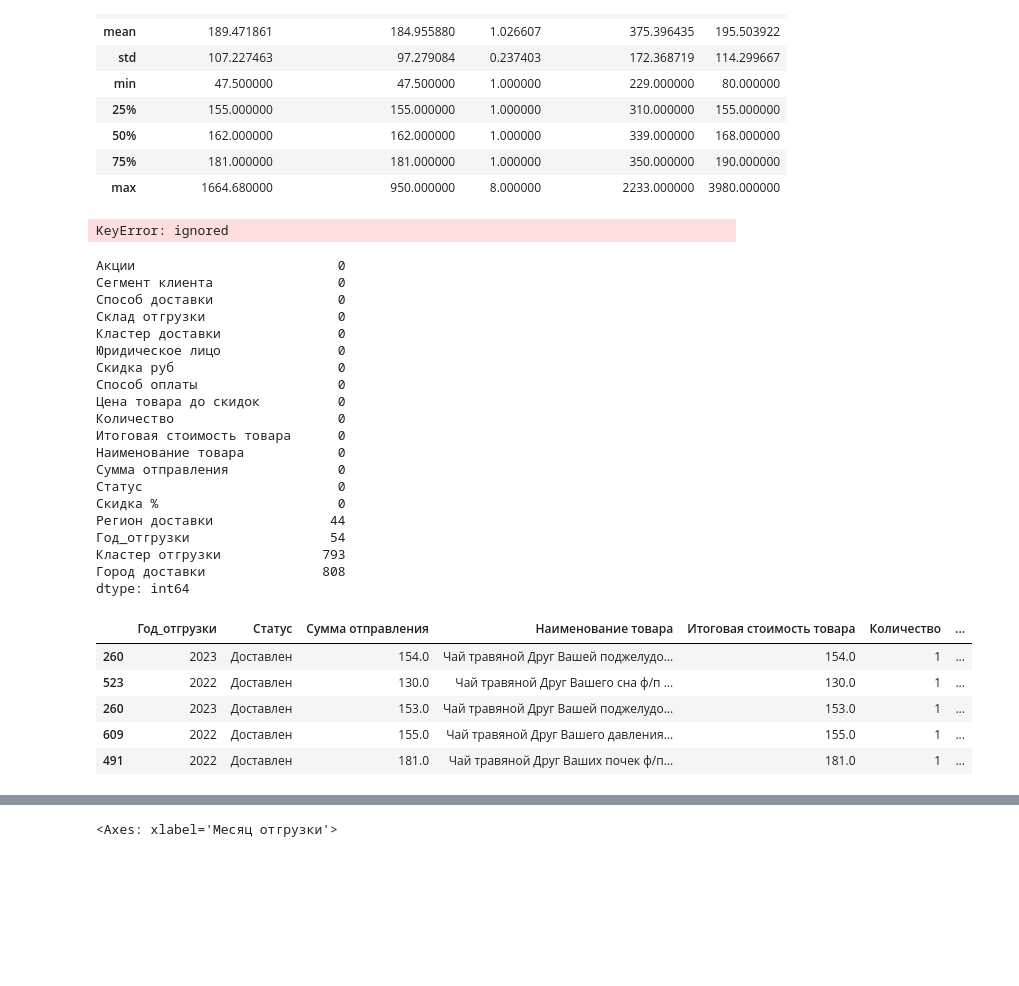
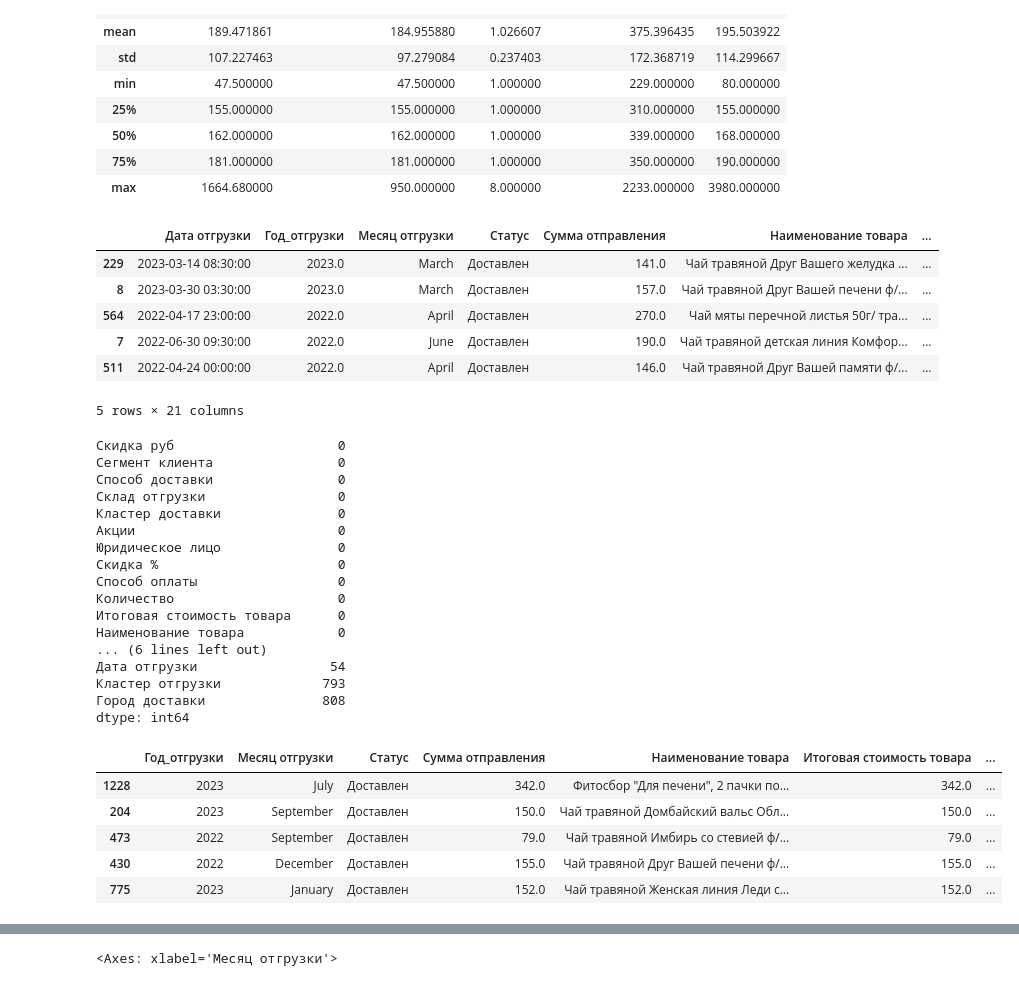
Before and after one commit to dim447/data_analyst, a Jupyter notebook: FitoFarm01_09.ipynb, the cells around one changed output, grey strips where cells are left out. Saved outputs shown, nothing was run; the diff lists cells and outputs as text; code cells hidden in the pictures; blank space fills up the shorter version.

```diff
--- a/FitoFarm01_09.ipynb
+++ b/FitoFarm01_09.ipynb
@@ -166,56 +166,60 @@ df.describe()
 | max | 1664.680000 | 950.000000 | 8.000000 | 2233.000000 | 3980.000000 |
 # %%
 # # Применим сортировку по месяцам, изначально сортировка была по алфавиту, что не очень удобно.
-# df['Дата отгрузки'] = pd.to_datetime(df['Дата отгрузки'], format="%Y-%m-%dT%H:%M:%S")
+df['Дата отгрузки'] = pd.to_datetime(df['Дата отгрузки'], format="%Y-%m-%dT%H:%M:%S")
 # df['Дата отгрузки']
 # df['Месяц отгрузки'] = df['Месяц отгрузки'].fillna('September')
-# df.insert(1, 'Год_отгрузки', df['Дата отгрузки'].dt.year)
+df.insert(1, 'Год_отгрузки', df['Дата отгрузки'].dt.year)
 df.insert(2, 'Месяц отгрузки', df['Дата отгрузки'].dt.month_name())
 # df = df.drop(['Дата отгрузки'], axis=1)
-# months = ['January', 'February', 'March', 'April', 'May', 'June', 'July', 'August', 'September', 'October', 'November', 'December']
-# df['Месяц отгрузки'] = pd.Categorical(df['Месяц отгрузки'], categories=months, ordered=True)
+months = ['January', 'February', 'March', 'April', 'May', 'June', 'July', 'August', 'September', 'October', 'November', 'December']
+df['Месяц отгрузки'] = pd.Categorical(df['Месяц отгрузки'], categories=months, ordered=True)
 df.sample(5)
 # %% [output]
+|  | Дата отгрузки | Год_отгрузки | Месяц отгрузки | Статус | Сумма отправления | Наименование товара | ... |
+| 229 | 2023-03-14 08:30:00 | 2023.0 | March | Доставлен | 141.0 | Чай травяной Друг Вашего желудка ... | ... |
+| 8 | 2023-03-30 03:30:00 | 2023.0 | March | Доставлен | 157.0 | Чай травяной Друг Вашей печени ф/... | ... |
+| 564 | 2022-04-17 23:00:00 | 2022.0 | April | Доставлен | 270.0 | Чай мяты перечной листья 50г/ тра... | ... |
+| 7 | 2022-06-30 09:30:00 | 2022.0 | June | Доставлен | 190.0 | Чай травяной детская линия Комфор... | ... |
+| 511 | 2022-04-24 00:00:00 | 2022.0 | April | Доставлен | 146.0 | Чай травяной Друг Вашей памяти ф/... | ... |
-KeyError: ignored
+5 rows × 21 columns
 # %%
 ### Ищем нулевые ячейки, нас интересует месяц отгрузки и дата отгрузки
 df.isnull().sum().sort_values()
 # %% [output]
-Акции                          0
+Скидка руб                     0
 Сегмент клиента                0
 Способ доставки                0
 Склад отгрузки                 0
 Кластер доставки               0
+Акции                          0
 Юридическое лицо               0
-Скидка руб                     0
+Скидка %                       0
 Способ оплаты                  0
-Цена товара до скидок          0
 Количество                     0
 Итоговая стоимость товара      0
 Наименование товара            0
-Сумма отправления              0
-Статус                         0
-Скидка %                       0
-Регион доставки               44
-Год_отгрузки                  54
+... (6 lines left out)
+Дата отгрузки                 54
 Кластер отгрузки             793
 Город доставки               808
 dtype: int64
 # %%
 # Нулевые год отгрузки и месяц отгрузки заменили на 2023 и Сентябрь
 df['Год_отгрузки']= df['Год_отгрузки'].fillna('2023')
 df['Год_отгрузки']= df['Год_отгрузки'].astype(int)
 # df.dtypes
-# df['Месяц отгрузки'] = df['Месяц отгрузки'].fillna('September')
+df['Месяц отгрузки'] = df['Месяц отгрузки'].fillna('September')
+df = df.drop(['Дата отгрузки'], axis=1)
 df.sample(5)
 # df[df.isnull().any(1)]
 # %% [output]
-|  | Год_отгрузки | Статус | Сумма отправления | Наименование товара | Итоговая стоимость товара | Количество | ... |
-| 260 | 2023 | Доставлен | 154.0 | Чай травяной Друг Вашей поджелудо... | 154.0 | 1 | ... |
-| 523 | 2022 | Доставлен | 130.0 | Чай травяной Друг Вашего сна ф/п ... | 130.0 | 1 | ... |
-| 260 | 2023 | Доставлен | 153.0 | Чай травяной Друг Вашей поджелудо... | 153.0 | 1 | ... |
-| 609 | 2022 | Доставлен | 155.0 | Чай травяной Друг Вашего давления... | 155.0 | 1 | ... |
-| 491 | 2022 | Доставлен | 181.0 | Чай травяной Друг Ваших почек ф/п... | 181.0 | 1 | ... |
+|  | Год_отгрузки | Месяц отгрузки | Статус | Сумма отправления | Наименование товара | Итоговая стоимость товара | ... |
+| 1228 | 2023 | July | Доставлен | 342.0 | Фитосбор "Для печени", 2 пачки по... | 342.0 | ... |
+| 204 | 2023 | September | Доставлен | 150.0 | Чай травяной Домбайский вальс Обл... | 150.0 | ... |
+| 473 | 2022 | September | Доставлен | 79.0 | Чай травяной Имбирь со стевией ф/... | 79.0 | ... |
+| 430 | 2022 | December | Доставлен | 155.0 | Чай травяной Друг Вашей печени ф/... | 155.0 | ... |
+| 775 | 2023 | January | Доставлен | 152.0 | Чай травяной Женская линия Леди с... | 152.0 | ... |
 # %%
 # теперь можем видеть количество товара отгруженного по месяцам
 df.sort_values(by='Месяц отгрузки', ascending=True).groupby(['Месяц отгрузки'])['Количество'].count()
```
Also changed, not shown: parts of 3 cells of this notebook.
